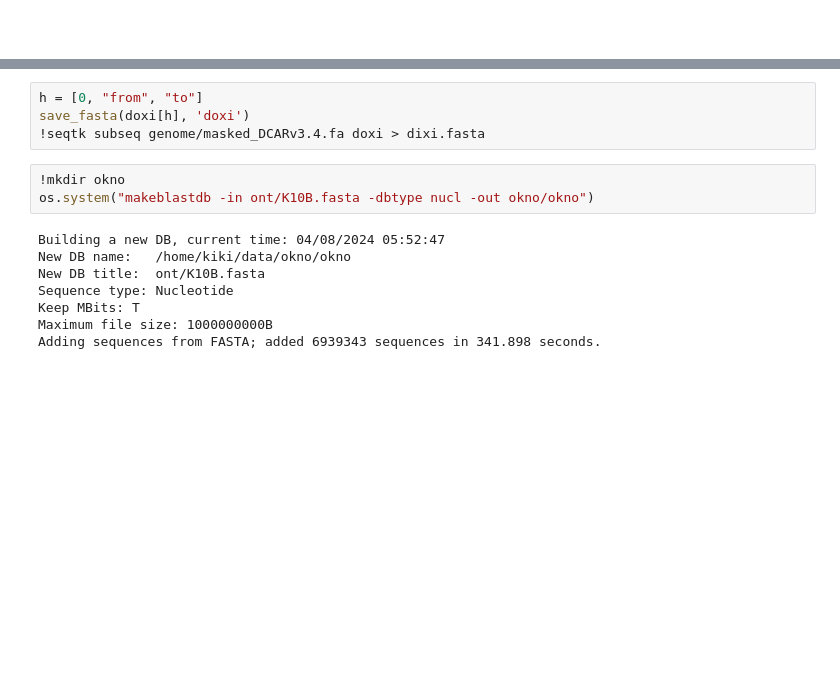
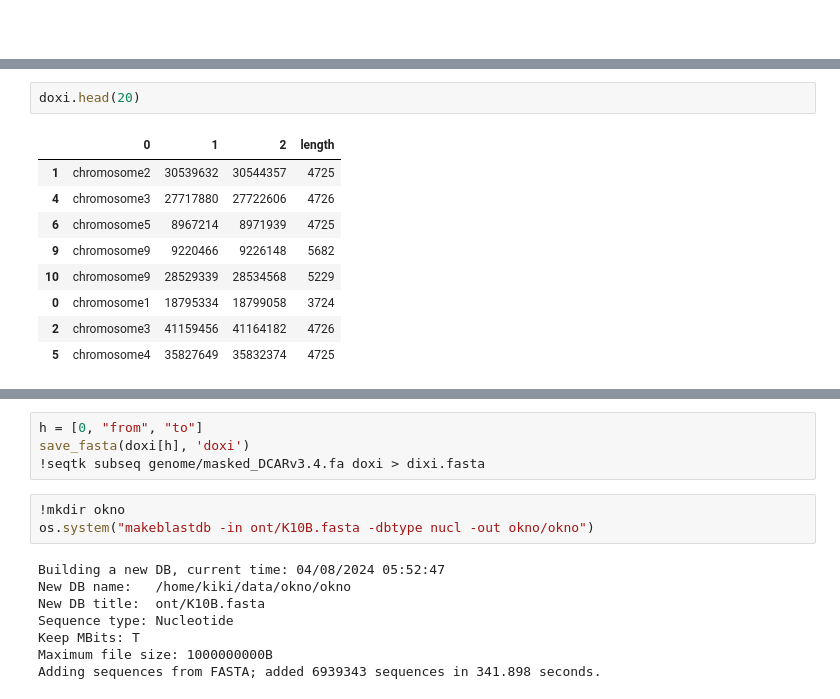
Before and after one commit to pkula/te_resolver, a Jupyter notebook: read.ipynb, the cells around one changed output, grey strips where cells are left out. Saved outputs shown, nothing was run; the diff lists cells and outputs as text; blank space fills up the shorter version.

```diff
--- a/read.ipynb
+++ b/read.ipynb
@@ -149 +266,13 @@ Adding sequences from FASTA; added 9 sequences in 4.54304 seconds.
 Warning: [blastn] Number of threads was reduced to 8 to match the number of available CPUs
+# %%
+doxi.head(20)
+# %% [output]
+|  | 0 | 1 | 2 | length |
+| 1 | chromosome2 | 30539632 | 30544357 | 4725 |
+| 4 | chromosome3 | 27717880 | 27722606 | 4726 |
+| 6 | chromosome5 | 8967214 | 8971939 | 4725 |
+| 9 | chromosome9 | 9220466 | 9226148 | 5682 |
+| 10 | chromosome9 | 28529339 | 28534568 | 5229 |
+| 0 | chromosome1 | 18795334 | 18799058 | 3724 |
+| 2 | chromosome3 | 41159456 | 41164182 | 4726 |
+| 5 | chromosome4 | 35827649 | 35832374 | 4725 |
```
Also changed, not shown: parts of 14 cells of this notebook.
